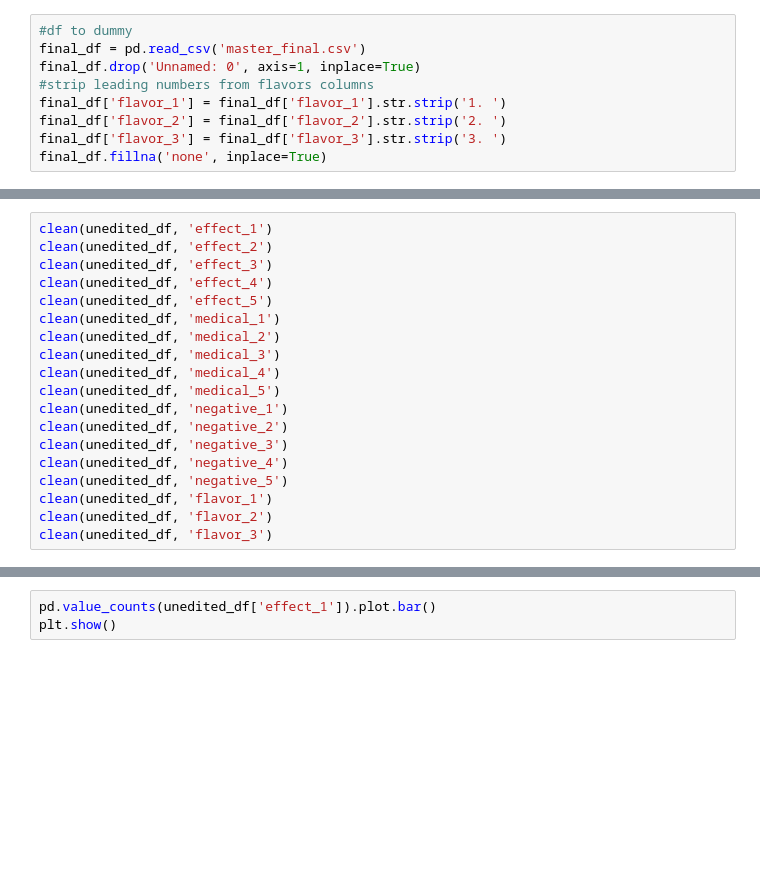
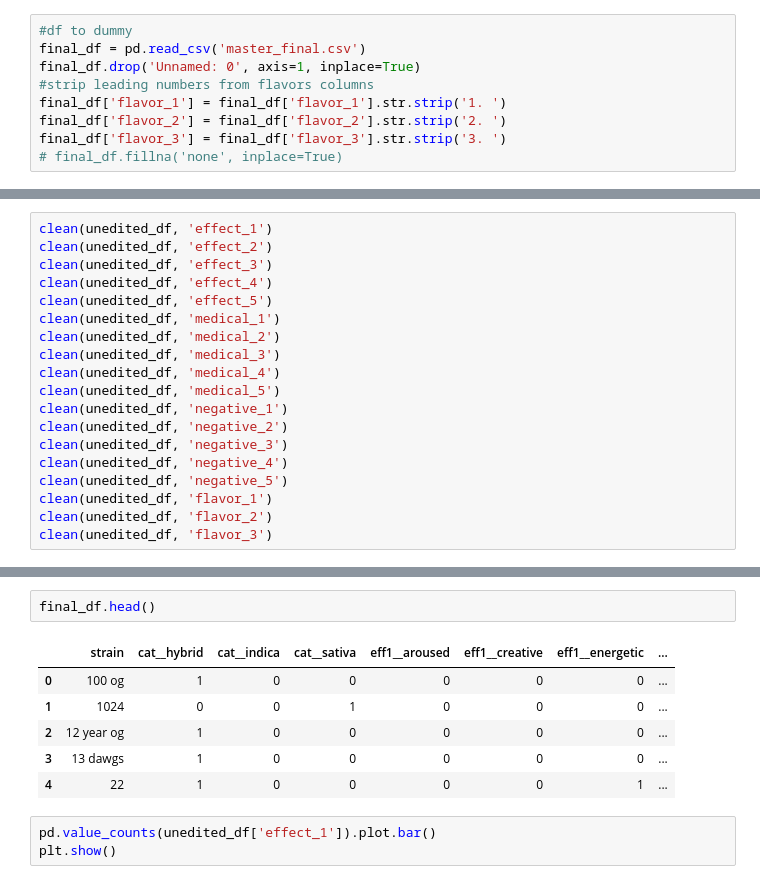
Before and after one commit to TaraRosen/cannabis_recommendation_engine, a Jupyter notebook: Cannabis Recommender - DS042219 - Final Project2.ipynb, the cells around one changed output, grey strips where cells are left out. Drawn from its saved outputs; the diff is of its cells as text; blank space fills up the shorter version.

```diff
--- a/Cannabis Recommender - DS042219 - Final Project2.ipynb
+++ b/Cannabis Recommender - DS042219 - Final Project2.ipynb
@@ -915,7 +915,7 @@ final_df.drop('Unnamed: 0', axis=1, inplace=True)
 final_df['flavor_1'] = final_df['flavor_1'].str.strip('1. ')
 final_df['flavor_2'] = final_df['flavor_2'].str.strip('2. ')
 final_df['flavor_3'] = final_df['flavor_3'].str.strip('3. ')
-final_df.fillna('none', inplace=True)
+# final_df.fillna('none', inplace=True)
 # %%
 def clean(df, column):
     df[column] = df[column].str.replace('"','')
@@ -1080,3 +1290,12 @@ clean(unedited_df, 'flavor_3')
+# %%
+final_df.head()
+# %% [output]
+|  | strain | cat__hybrid | cat__indica | cat__sativa | eff1__aroused | eff1__creative | eff1__energetic | ... |
+| 0 | 100 og | 1 | 0 | 0 | 0 | 0 | 0 | ... |
+| 1 | 1024 | 0 | 0 | 1 | 0 | 0 | 0 | ... |
+| 2 | 12 year og | 1 | 0 | 0 | 0 | 0 | 0 | ... |
+| 3 | 13 dawgs | 1 | 0 | 0 | 0 | 0 | 0 | ... |
+| 4 | 22 | 1 | 0 | 0 | 0 | 0 | 1 | ... |
 # %%
 pd.value_counts(unedited_df['effect_1']).plot.bar()
 plt.show()
```
Also changed, not shown: parts of 46 cells of this notebook, 1 other file.
